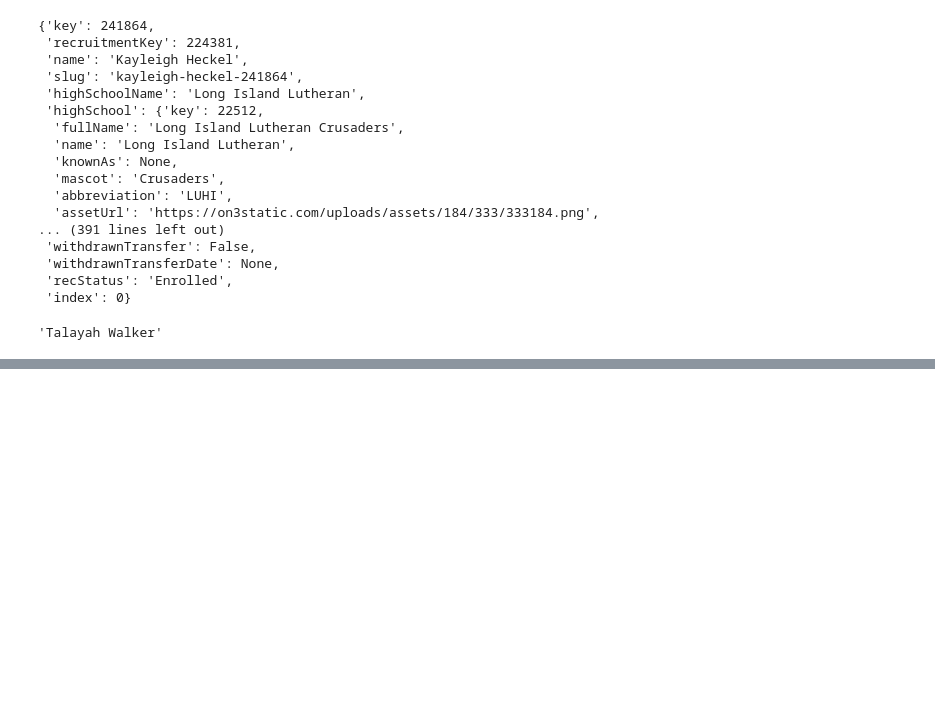
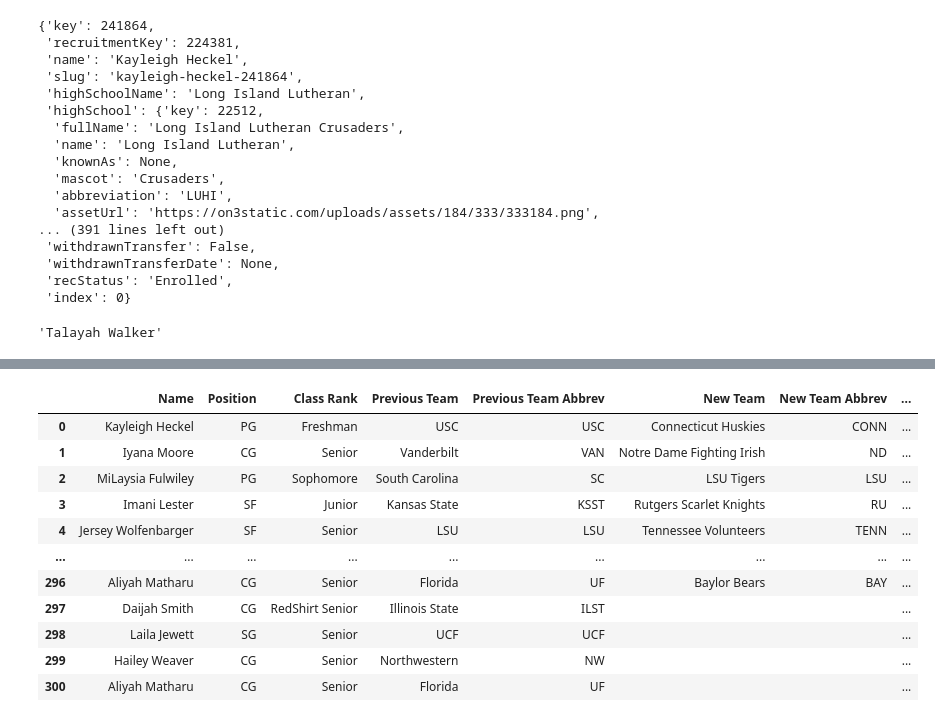
Before and after one commit to mouchatt6/BSA-Basketball-W26, a Jupyter notebook: on3-scraper.ipynb, the cells around one changed output, grey strips where cells are left out. Cells and saved outputs as stored; diff of their text form; code cells hidden in the pictures; blank space fills up the shorter version.

Commit message:
Get wbb 2025 transfer data, output to csv

```diff
--- a/on3-scraper.ipynb
+++ b/on3-scraper.ipynb
@@ -158,21 +182,69 @@ data['list'][0]['name']
 # %%
-for i, item in enumerate(data['list']):
-    name = item['name']
-    lastTeam = item['lastTeam']['name'] if item['lastTeam'] else ""
-    lastTeamAbbrev = item['lastTeam']['abbreviation'] if item['lastTeam'] else ""
-    commit = item['commitStatus']
-    if commit:
-        newTeam = commit['committedOrganization']['name'] if commit['committedOrganization'] else ""
-        newTeamAbbrev = commit['committedOrganization']['abbreviation'] if commit['committedOrganization'] else ""
-        status = commit['type']
-        date = commit['date']
-    else:
-        newTeam = ""
-        newTeamAbbrev = ""
-        status = ""
-        date = ""
-    print(name, lastTeam, lastTeamAbbrev, newTeam, newTeamAbbrev, status, date)
+playersList = []
 
-    if i >=3:
+url =  "https://api.on3.com/public/rdb/v1/transfers/latest/?sportKey=5&year=2025&orderBy=Default&orgKey=&status=&page=1"
+response = requests.get(url)
+data = response.json()
+totalPages = data['pagination']['pageCount']
+
+for page in tqdm(range(1, totalPages + 25)):
+    try:
+        for i, item in enumerate(data['list']):
+            name = item['name']
+            position = item['positionAbbreviation']
+            lastTeam = item['lastTeam']['name'] if item['lastTeam'] else ""
+            lastTeamAbbrev = item['lastTeam']['abbreviation'] if item['lastTeam'] else ""
+            commit = item['commitStatus']
+            if commit:
+                newTeam = commit['committedOrganization']['name'] if commit['committedOrganization'] else ""
+                newTeamAbbrev = commit['committedOrganization']['abbreviation'] if commit['committedOrganization'] else ""
+                status = commit['type']
+                date = commit['date']
+                classRank = commit['classRank']
+            else:
+                newTeam = ""
+                newTeamAbbrev = ""
+                status = ""
+                date = ""
+                classRank = ""
+
+            playersList.append({
+                'Name': name,
+                'Position': position,
+                'Class Rank': classRank,
+                'Previous Team': lastTeam,
+                'Previous Team Abbrev': lastTeamAbbrev,
+                'New Team': newTeam,
+                'New Team Abbrev': newTeamAbbrev,
+                'Status': status,
+                'Date': date
+            })
+    except:
         break
+
+    try:
+        url =  "https://api.on3.com/public/rdb/v1/transfers/latest/?sportKey=5&year=2025&orderBy=Default&orgKey=&status=&page=" + str(page)
+        response = requests.get(url)
+        data = response.json()
+    except:
+        print(f"Error on page {page}")
+        break
+
+        # if i >= 5:
+        #     break
+
+players = pd.DataFrame(playersList)
+display(players)
 # %% [output]
+|  | Name | Position | Class Rank | Previous Team | Previous Team Abbrev | New Team | New Team Abbrev | ... |
+| 0 | Kayleigh Heckel | PG | Freshman | USC | USC | Connecticut Huskies | CONN | ... |
+| 1 | Iyana Moore | CG | Senior | Vanderbilt | VAN | Notre Dame Fighting Irish | ND | ... |
+| 2 | MiLaysia Fulwiley | PG | Sophomore | South Carolina | SC | LSU Tigers | LSU | ... |
+| 3 | Imani Lester | SF | Junior | Kansas State | KSST | Rutgers Scarlet Knights | RU | ... |
+| 4 | Jersey Wolfenbarger | SF | Senior | LSU | LSU | Tennessee Volunteers | TENN | ... |
+| ... | ... | ... | ... | ... | ... | ... | ... | ... |
+| 296 | Aliyah Matharu | CG | Senior | Florida | UF | Baylor Bears | BAY | ... |
+| 297 | Daijah Smith | CG | RedShirt Senior | Illinois State | ILST |  |  | ... |
+| 298 | Laila Jewett | SG | Senior | UCF | UCF |  |  | ... |
+| 299 | Hailey Weaver | CG | Senior | Northwestern | NW |  |  | ... |
+| 300 | Aliyah Matharu | CG | Senior | Florida | UF |  |  | ... |
```
Also changed, not shown: parts of 12 cells of this notebook, 1 other file.
